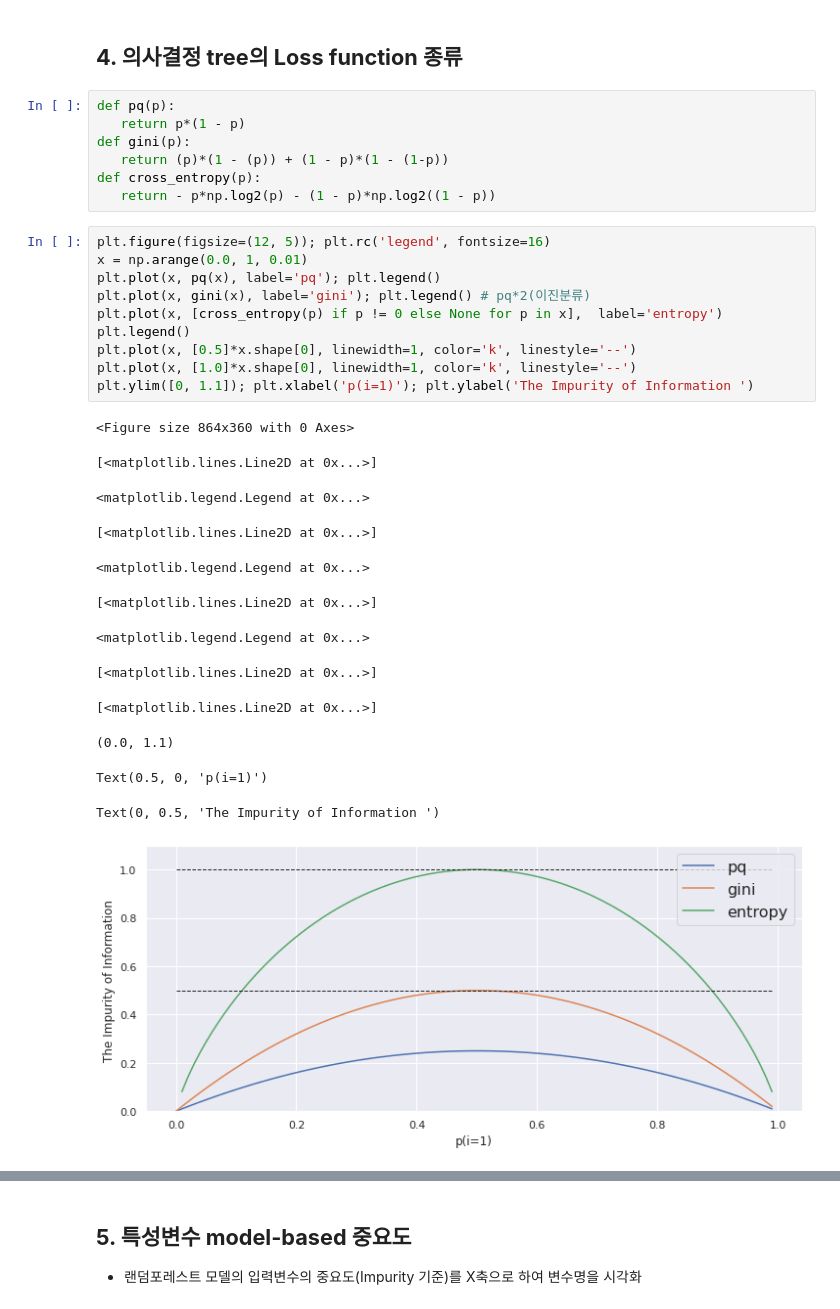
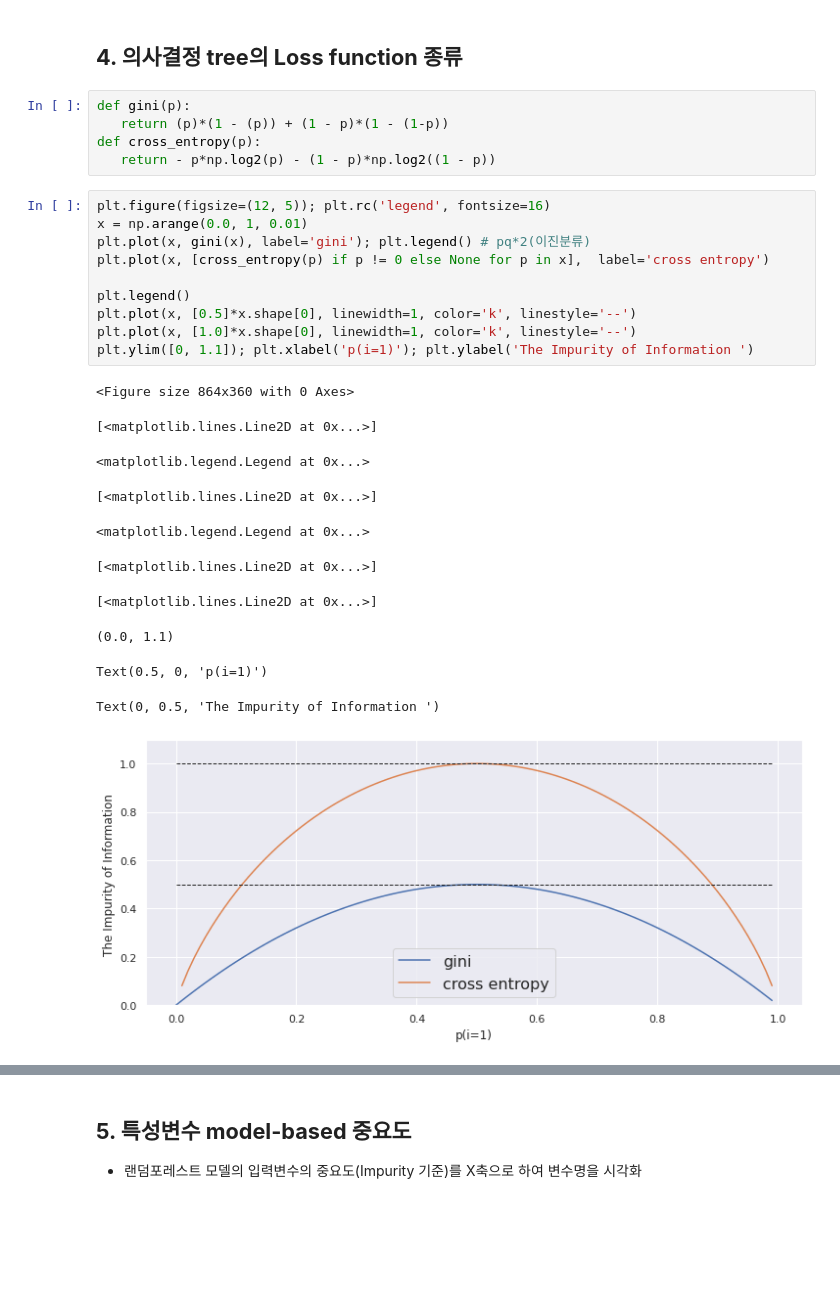
Before and after one commit to ancestor9/aSSIST, a Jupyter notebook: 14_dt_ensemble.ipynb, the cells around one changed output, grey strips where cells are left out. Cells and saved outputs as stored; diff of their text form; blank space fills up the shorter version.

```diff
--- a/14_dt_ensemble.ipynb
+++ b/14_dt_ensemble.ipynb
@@ -86,8 +88,6 @@ findfont: Font family ['NanumBarunGothic'] not found. Falling back to DejaVu San
 # %% [markdown]
 ## **4. 의사결정 tree의 Loss function 종류**
 # %%
-def pq(p):
-   return p*(1 - p)
 def gini(p):
    return (p)*(1 - (p)) + (1 - p)*(1 - (1-p))
 def cross_entropy(p):
@@ -95,24 +95,22 @@ def cross_entropy(p):
 # %%
 plt.figure(figsize=(12, 5)); plt.rc('legend', fontsize=16)
 x = np.arange(0.0, 1, 0.01)
-plt.plot(x, pq(x), label='pq'); plt.legend()
 plt.plot(x, gini(x), label='gini'); plt.legend() # pq*2(이진분류)
-plt.plot(x, [cross_entropy(p) if p != 0 else None for p in x],  label='entropy')
+plt.plot(x, [cross_entropy(p) if p != 0 else None for p in x],  label='cross entropy')
+
 plt.legend()
 plt.plot(x, [0.5]*x.shape[0], linewidth=1, color='k', linestyle='--')
 plt.plot(x, [1.0]*x.shape[0], linewidth=1, color='k', linestyle='--')
 plt.ylim([0, 1.1]); plt.xlabel('p(i=1)'); plt.ylabel('The Impurity of Information ')
 # %% [output]
 <Figure size 864x360 with 0 Axes>
 [<matplotlib.lines.Line2D at 0x...>]
 <matplotlib.legend.Legend at 0x...>
 [<matplotlib.lines.Line2D at 0x...>]
 <matplotlib.legend.Legend at 0x...>
 [<matplotlib.lines.Line2D at 0x...>]
-<matplotlib.legend.Legend at 0x...>
+[<matplotlib.lines.Line2D at 0x...>]
-[<matplotlib.lines.Line2D at 0x...>]
+(0.0, 1.1)
-[<matplotlib.lines.Line2D at 0x...>]
+Text(0.5, 0, 'p(i=1)')
-(0.0, 1.1)
+Text(0, 0.5, 'The Impurity of Information ')
-Text(0.5, 0, 'p(i=1)')
-Text(0, 0.5, 'The Impurity of Information ')
-[figure, old version]
+[figure, new version]
```
Also changed, not shown: parts of 2 cells of this notebook, 1 other file.
